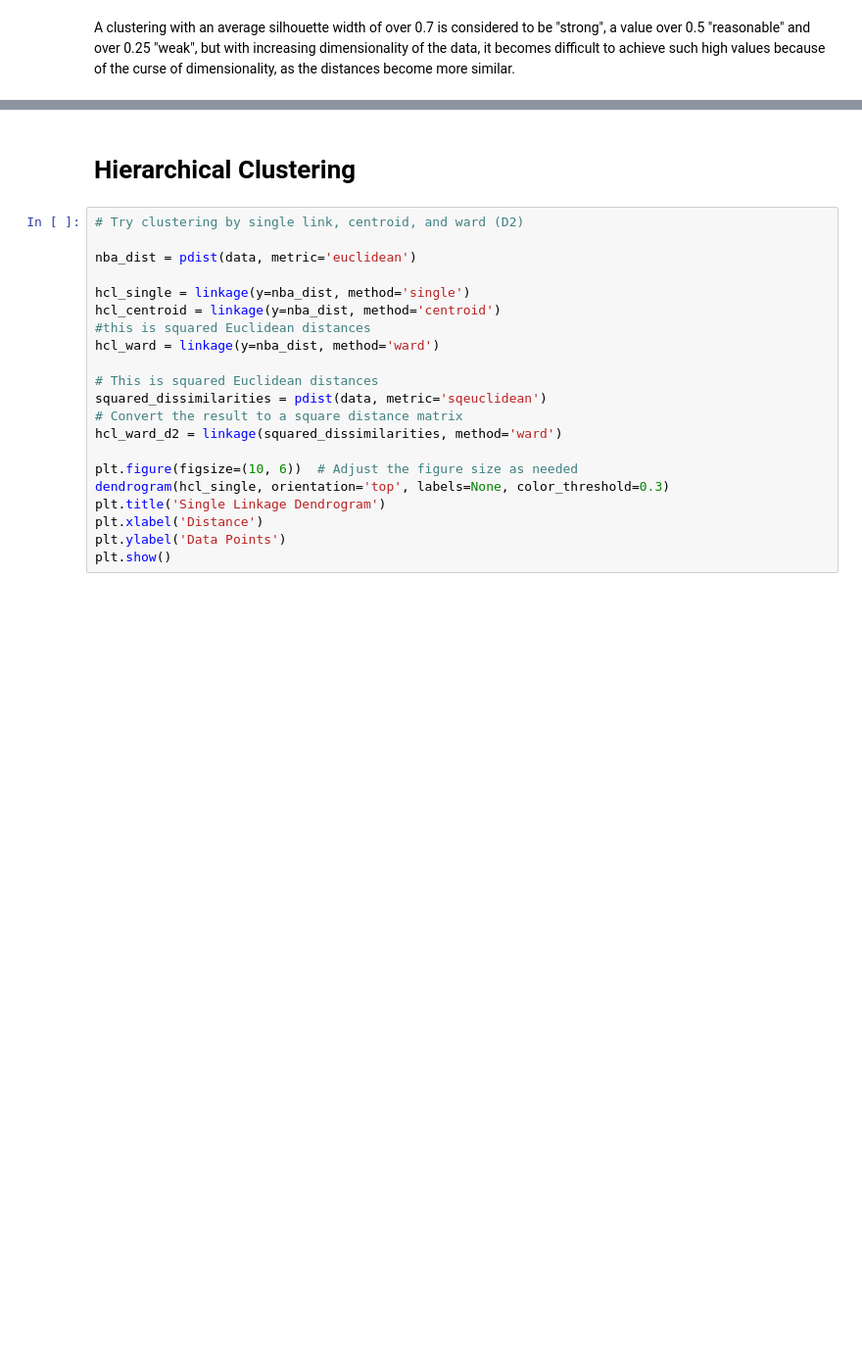
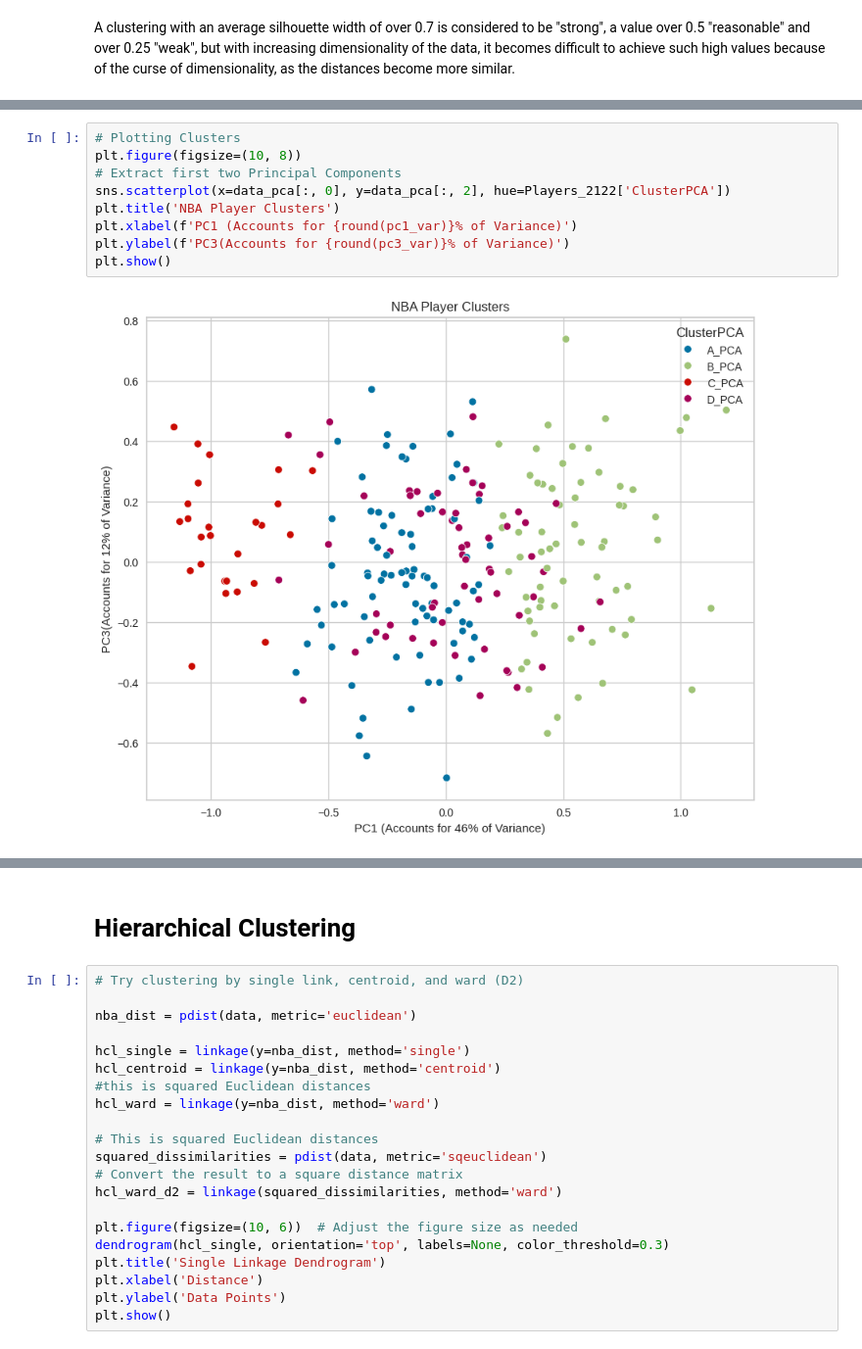
Before and after one commit to bphqk3/CF, a Jupyter notebook: CF_PTS.ipynb, the cells around one changed output, grey strips where cells are left out. Shown at 98% size. Cells and saved outputs as stored; diff of their text form; blank space fills up the shorter version.

```diff
--- a/CF_PTS.ipynb
+++ b/CF_PTS.ipynb
@@ -728,0 +753,11 @@ plt.show()
+# %%
+# Plotting Clusters
+plt.figure(figsize=(10, 8))
+# Extract first two Principal Components
+sns.scatterplot(x=data_pca[:, 0], y=data_pca[:, 2], hue=Players_2122['ClusterPCA'])
+plt.title('NBA Player Clusters')
+plt.xlabel(f'PC1 (Accounts for {round(pc1_var)}% of Variance)')
+plt.ylabel(f'PC3(Accounts for {round(pc3_var)}% of Variance)')
+plt.show()
+# %% [output]
+[figure, added]
```
Also changed, not shown: parts of 57 cells of this notebook.
